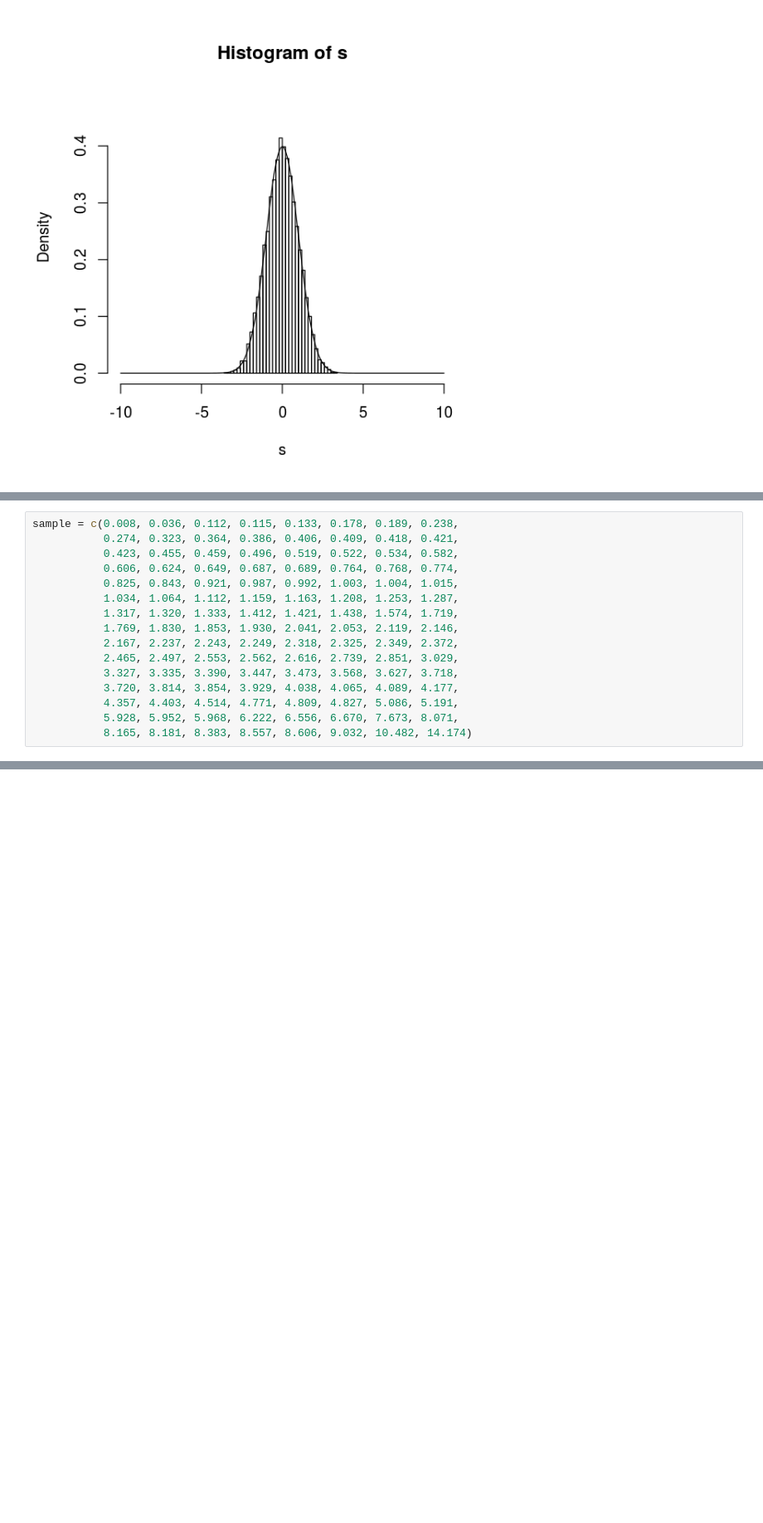
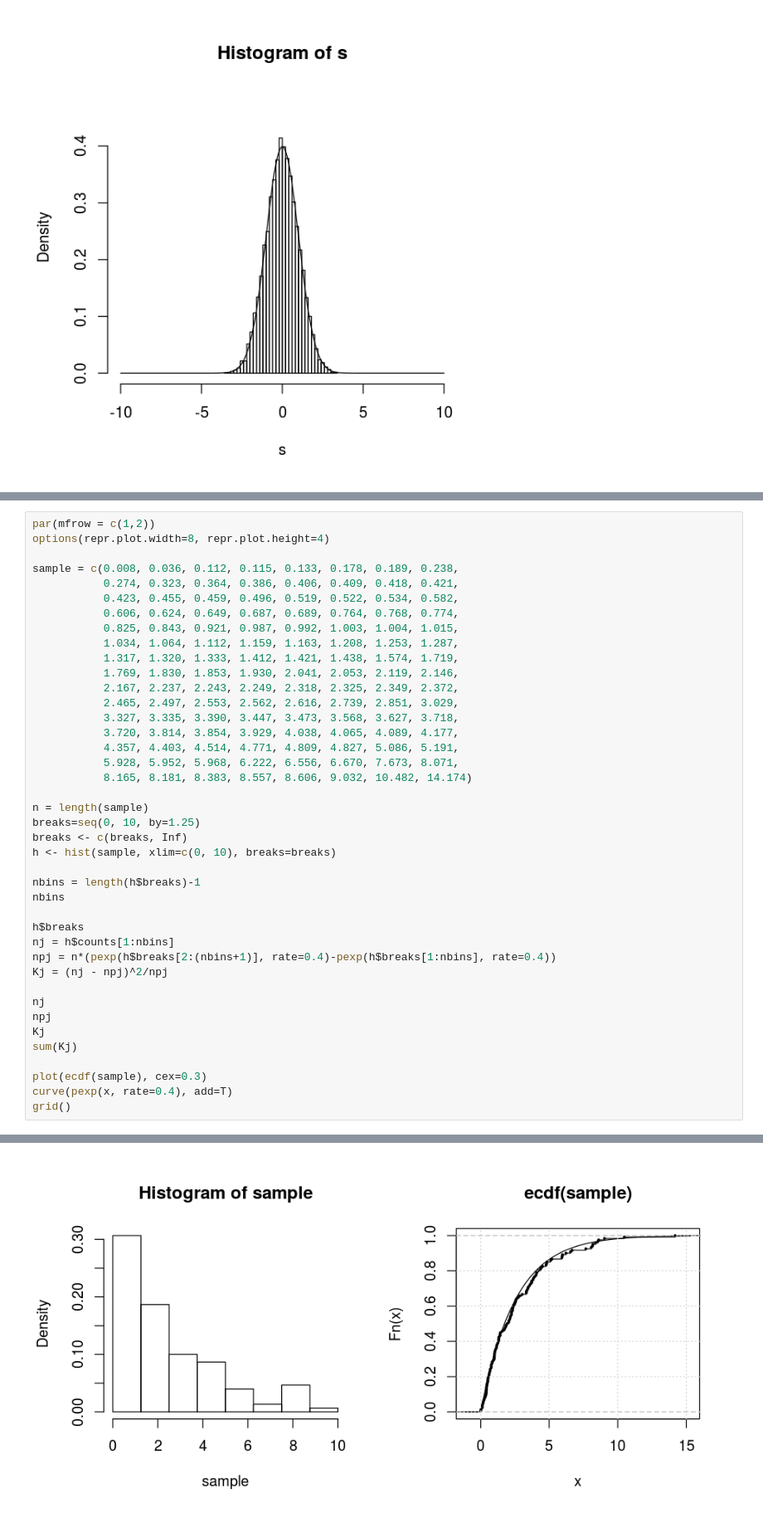
Before and after one commit to ebusato/jupyter_R, a Jupyter notebook: Basics.ipynb, the cells around one changed output, grey strips where cells are left out. Shown at 83% size. Cells and saved outputs as stored; diff of their text form; blank space fills up the shorter version.

```diff
--- a/Basics.ipynb
+++ b/Basics.ipynb
@@ -168,4 +170,7 @@ The following is an example of KS test with R
 # %%
+par(mfrow = c(1,2))
+options(repr.plot.width=8, repr.plot.height=4)
+
 sample = c(0.008, 0.036, 0.112, 0.115, 0.133, 0.178, 0.189, 0.238,
            0.274, 0.323, 0.364, 0.386, 0.406, 0.409, 0.418, 0.421,
            0.423, 0.455, 0.459, 0.496, 0.519, 0.522, 0.534, 0.582,
@@ -181,3 +186,26 @@ sample = c(0.008, 0.036, 0.112, 0.115, 0.133, 0.178, 0.189, 0.238,
            4.357, 4.403, 4.514, 4.771, 4.809, 4.827, 5.086, 5.191,
            5.928, 5.952, 5.968, 6.222, 6.556, 6.670, 7.673, 8.071,
            8.165, 8.181, 8.383, 8.557, 8.606, 9.032, 10.482, 14.174)
+
+n = length(sample)
+breaks=seq(0, 10, by=1.25)
+breaks <- c(breaks, Inf)
+h <- hist(sample, xlim=c(0, 10), breaks=breaks)
+
+nbins = length(h$breaks)-1
+nbins
+
+h$breaks
+nj = h$counts[1:nbins]
+npj = n*(pexp(h$breaks[2:(nbins+1)], rate=0.4)-pexp(h$breaks[1:nbins], rate=0.4))
+Kj = (nj - npj)^2/npj
+
+nj
+npj
+Kj
+sum(Kj)
+
+plot(ecdf(sample), cex=0.3)
+curve(pexp(x, rate=0.4), add=T)
+grid()
+# %% [output]
@@ -183,0 +220 @@ sample = c(0.008, 0.036, 0.112, 0.115, 0.133, 0.178, 0.189, 0.238,
+[figure, added]
```
Also changed, not shown: parts of 2 cells of this notebook.
